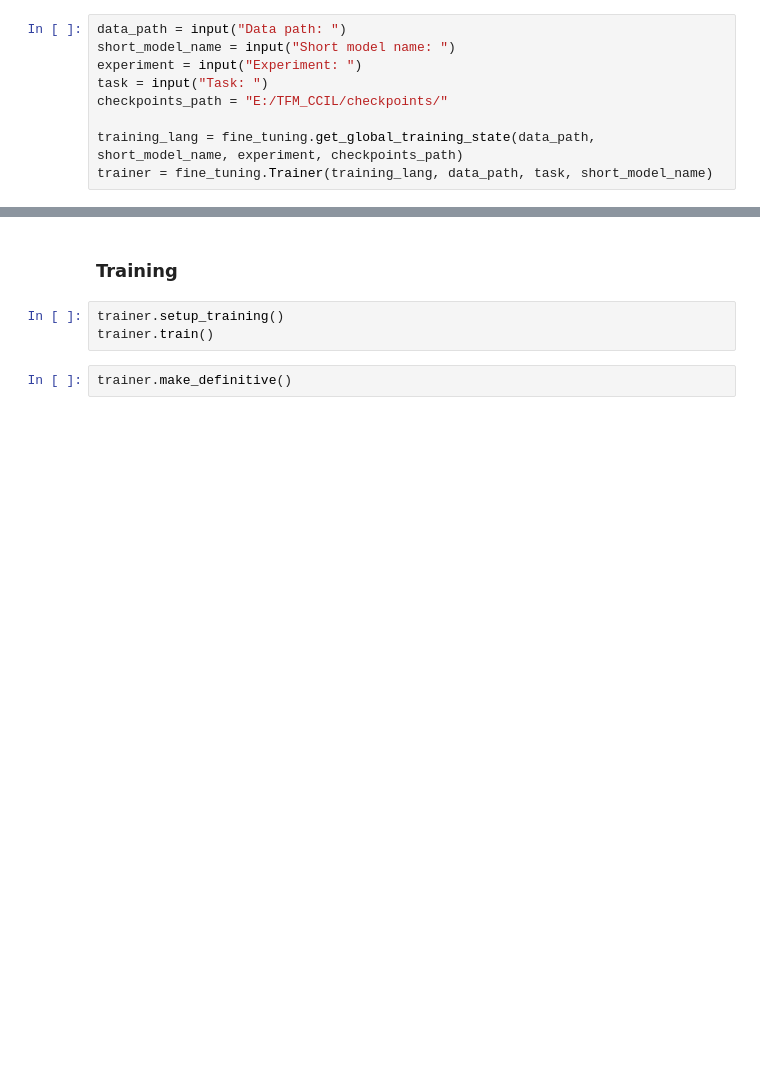
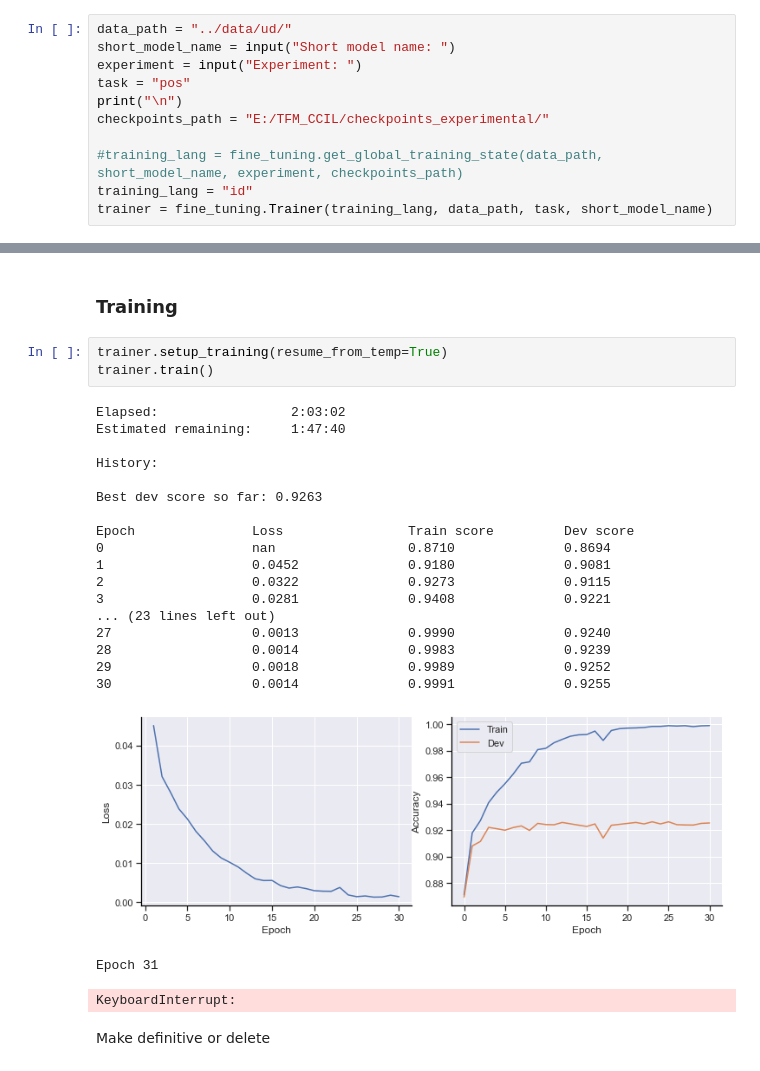
Before and after one commit to jerbarnes/typology_of_crosslingual, a Jupyter notebook: fine_tuning/Fine-tuning_TF_PoS.ipynb, the cells around one changed output, grey strips where cells are left out. Cells and saved outputs as stored; diff of their text form; blank space fills up the shorter version.

```diff
--- a/fine_tuning/Fine-tuning_TF_PoS.ipynb
+++ b/fine_tuning/Fine-tuning_TF_PoS.ipynb
@@ -8,11 +9,13 @@ import utils.pos_utils as pos_utils
 # %% [markdown]
 ### Training language and general setup
 # %%
-data_path = input("Data path: ")
+data_path = "../data/ud/"
 short_model_name = input("Short model name: ")
 experiment = input("Experiment: ")
-task = input("Task: ")
-checkpoints_path = "E:/TFM_CCIL/checkpoints/"
+task = "pos"
+print("\n")
+checkpoints_path = "E:/TFM_CCIL/checkpoints_experimental/"
 
-training_lang = fine_tuning.get_global_training_state(data_path, short_model_name, experiment, checkpoints_path)
+#training_lang = fine_tuning.get_global_training_state(data_path, short_model_name, experiment, checkpoints_path)
+training_lang = "id"
 trainer = fine_tuning.Trainer(training_lang, data_path, task, short_model_name)
@@ -51,7 +123,28 @@ for token, label in zip(example_batch[0]["input_ids"][0], example_batch[1][0]):
 # %% [markdown]
 ### Training
 # %%
-trainer.setup_training()
+trainer.setup_training(resume_from_temp=True)
 trainer.train()
+# %% [output]
+Elapsed:                 2:03:02
+Estimated remaining:     1:47:40
+
+History:
+
+Best dev score so far: 0.9263
+
+Epoch               Loss                Train score         Dev score
+0                   nan                 0.8710              0.8694
+1                   0.0452              0.9180              0.9081
+2                   0.0322              0.9273              0.9115
+3                   0.0281              0.9408              0.9221
+... (23 lines left out)
+27                  0.0013              0.9990              0.9240
+28                  0.0014              0.9983              0.9239
+29                  0.0018              0.9989              0.9252
+30                  0.0014              0.9991              0.9255
+[figure, added]
+Epoch 31
+KeyboardInterrupt:
-# %%
-trainer.make_definitive()
+# %% [markdown]
+Make definitive or delete
```
Also changed, not shown: parts of 7 cells of this notebook, 3 other files.
